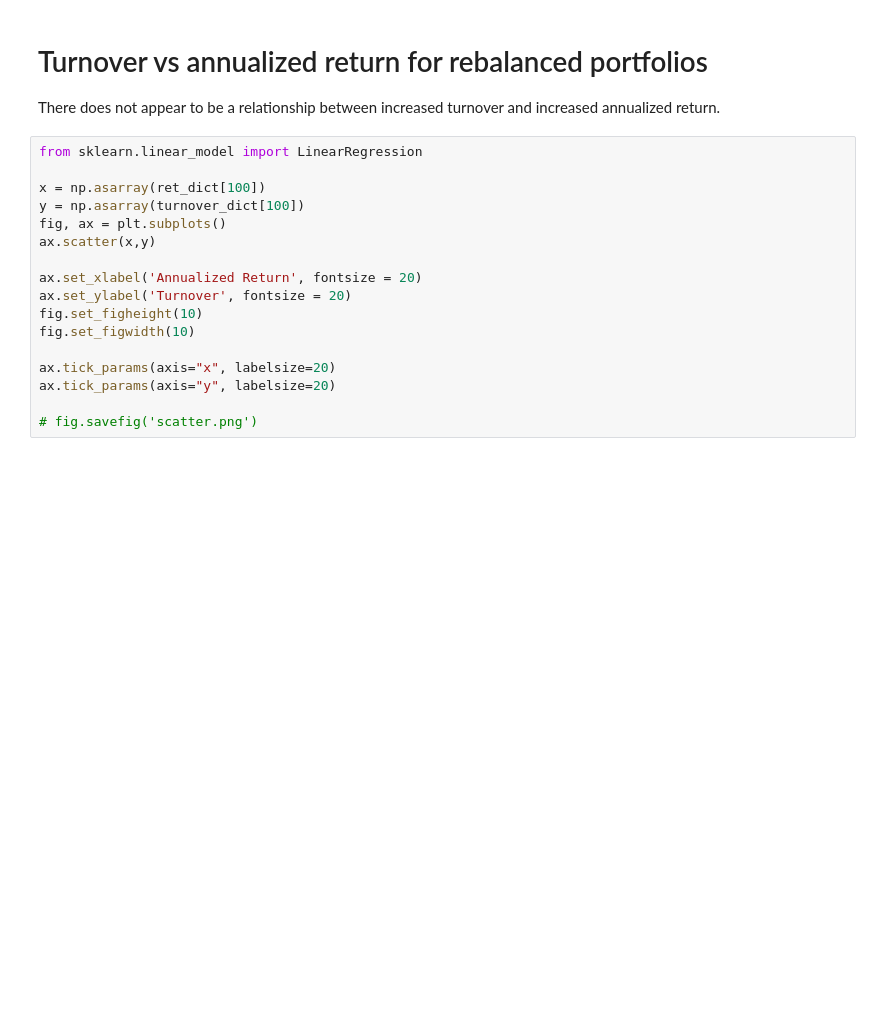
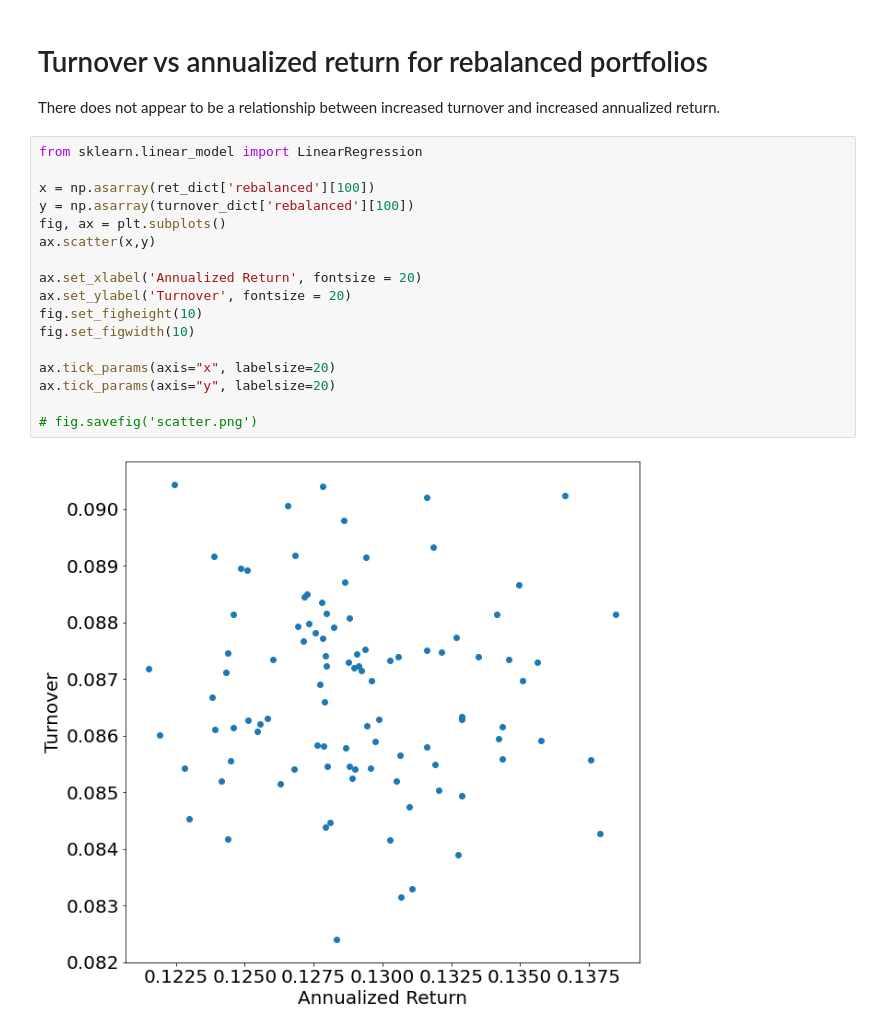
Before and after one commit to PeterBHull/portfolio_simulation, a Jupyter notebook: rebalanced.ipynb, the cells around one changed output. Drawn from its saved outputs; the diff is of its cells as text; blank space fills up the shorter version.

```diff
--- a/rebalanced.ipynb
+++ b/rebalanced.ipynb
@@ -480,17 +588,19 @@ There does not appear to be a relationship between increased turnover and increa
 # %%
 from sklearn.linear_model import LinearRegression
 
-x = np.asarray(ret_dict[100])
-y = np.asarray(turnover_dict[100])
+x = np.asarray(ret_dict['rebalanced'][100])
+y = np.asarray(turnover_dict['rebalanced'][100])
 fig, ax = plt.subplots()
 ax.scatter(x,y)
 
 ax.set_xlabel('Annualized Return', fontsize = 20)
 ax.set_ylabel('Turnover', fontsize = 20)
 fig.set_figheight(10)
 fig.set_figwidth(10)
 
 ax.tick_params(axis="x", labelsize=20)
 ax.tick_params(axis="y", labelsize=20)
 
 # fig.savefig('scatter.png')
+# %% [output]
+[figure, added]
```
Also changed, not shown: parts of 11 cells of this notebook.
